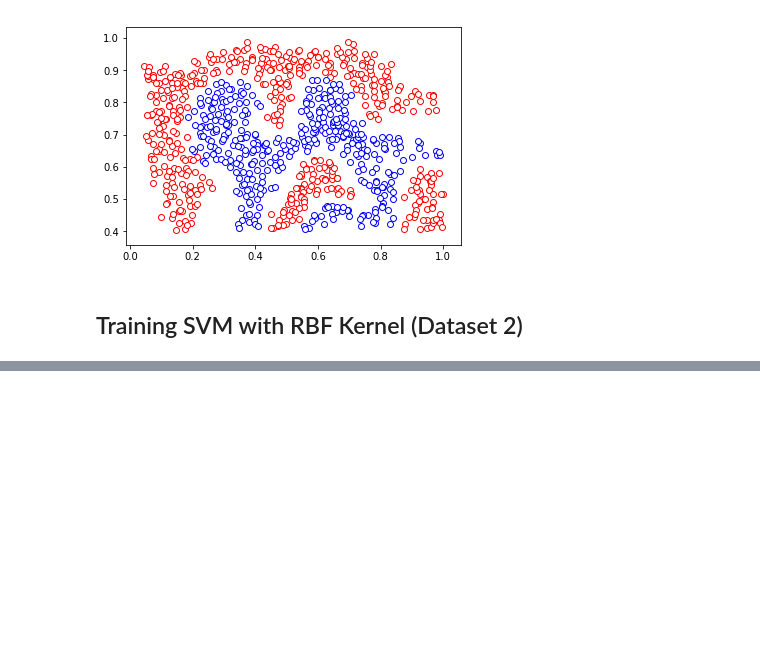
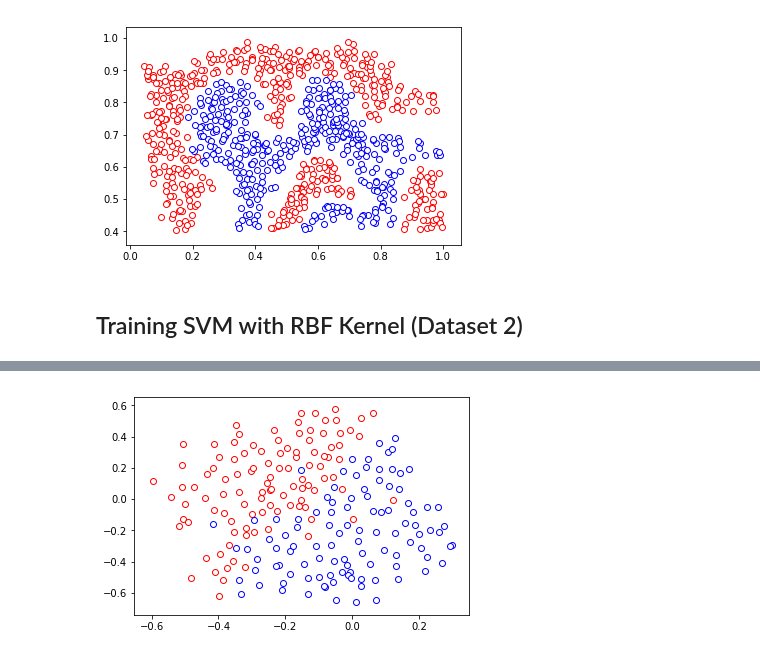
Before and after one commit to ShaneKoNaung/andrewng-coursera-ml-python, a Jupyter notebook: Exercise 6/Ex 6 Support Vector Machines.ipynb, the cells around one changed output, grey strips where cells are left out. Saved outputs shown, nothing was run; the diff lists cells and outputs as text; code cells hidden in the pictures; blank space fills up the shorter version.

```diff
--- a/Exercise 6/Ex 6 Support Vector Machines.ipynb
+++ b/Exercise 6/Ex 6 Support Vector Machines.ipynb
@@ -141,0 +144,13 @@ Number of support vectors:  219
+# %%
+print('Loading and visualizing Data ...\n')
+
+data = loadmat('ex6data3.mat')
+
+
+X = data['X']
+y = data['y']
+
+print(f'X : {X.shape}')
+print(f'X : \n{X[:10,:]}\n')
+print(f'y : {y.shape}')
+print(f'y : \n{y[:10]}')
@@ -141,0 +175,4 @@ Number of support vectors:  219
+# %%
+plotData(X, y)
+# %% [output]
+[figure, added]
```
Also changed, not shown: parts of 5 cells of this notebook.
